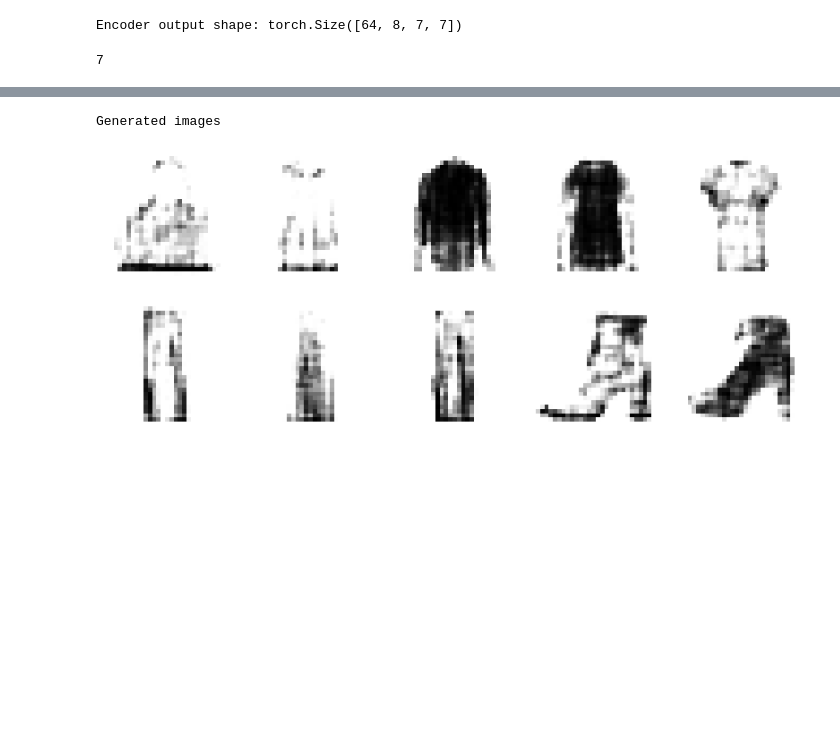
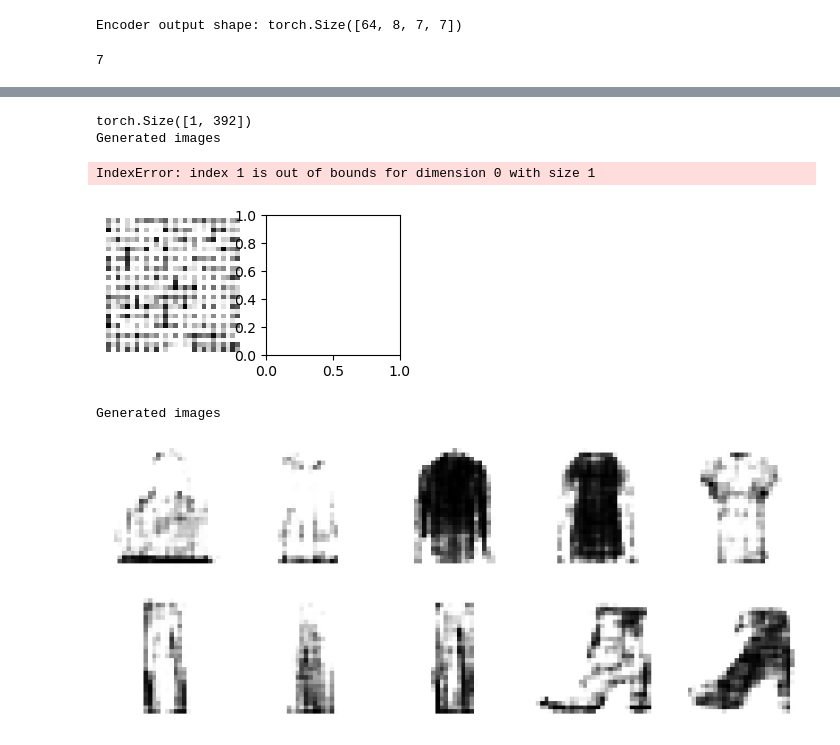
Before and after one commit to Dopo0/Project-deep-unsupervised-learning, a Jupyter notebook: AE_GMMs.ipynb, the cells around one changed output, grey strips where cells are left out. Drawn from its saved outputs; the diff is of its cells as text; code cells hidden in the pictures; blank space fills up the shorter version.

```diff
--- a/AE_GMMs.ipynb
+++ b/AE_GMMs.ipynb
@@ -250,3 +250,31 @@ Generated images
+# %%
+# Sample from the GMM
+latent_samples = gmm.sample(10)  # Generate 10 samples
+latent_samples = latent_samples[0]  # Extract samples
+
+latent_samples = torch.randn(1, 392, device=device)
+# Convert samples to torch tensor
+#latent_samples = torch.from_numpy(latent_samples).float().to(device)
+print(latent_samples.shape)
+# Generate images from sampled latent vectors
+with torch.no_grad():
+    generated_images = model.decoder(latent_samples.view(-1, chanels, hight, wight))
+    generated_images = generated_images.cpu()
+
+
+# Visualize generated images
+plt.figure(figsize=(10, 4))
+print('Generated images')
+for i in range(10):
+    plt.subplot(2, 5, i + 1)
+    plt.imshow(generated_images[i].numpy().squeeze(), cmap='gray_r')
+    plt.axis('off')
+plt.show()
+# %% [output]
+torch.Size([1, 392])
+Generated images
+IndexError: index 1 is out of bounds for dimension 0 with size 1
+[figure, added]
 # %%
 # Get latent space representations for training data
 latent_vectors = []
```
Also changed, not shown: parts of 4 cells of this notebook.
